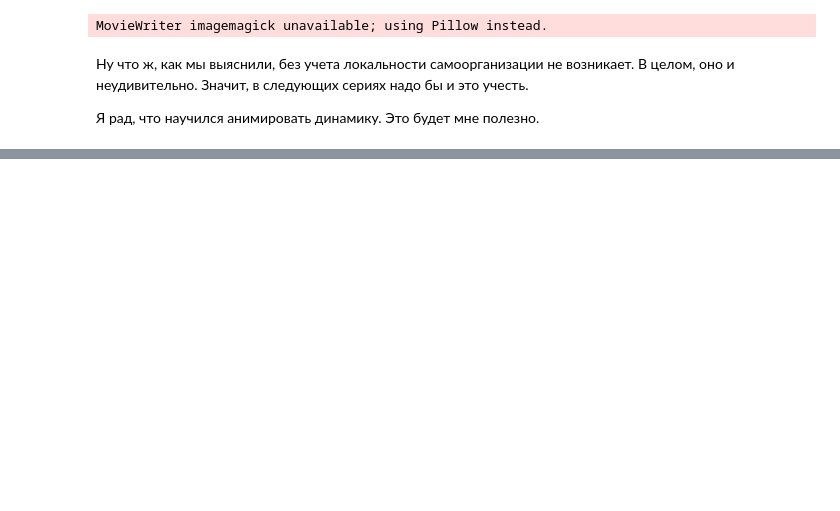
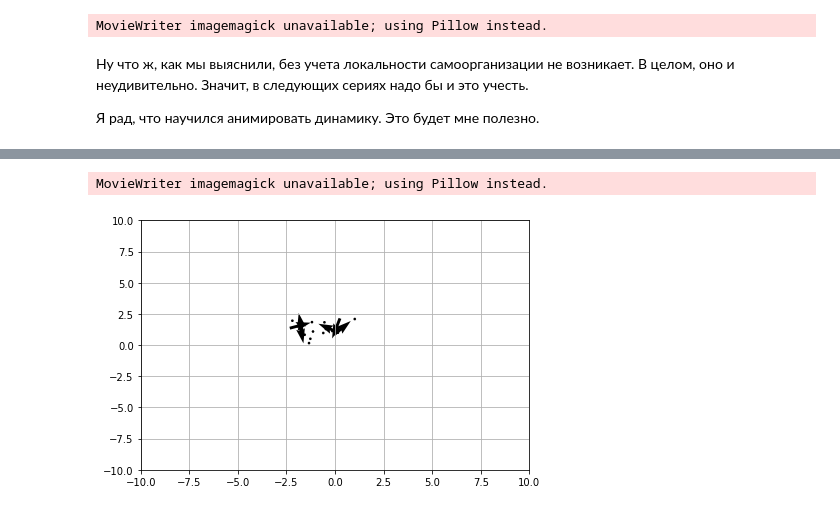
Before and after one commit to lazure-ocean/swarm-dynamics, a Jupyter notebook: swarm-of-birds.ipynb, the cells around one changed output, grey strips where cells are left out. Drawn from its saved outputs; the diff is of its cells as text; code cells hidden in the pictures; blank space fills up the shorter version.

```diff
--- a/swarm-of-birds.ipynb
+++ b/swarm-of-birds.ipynb
@@ -156,0 +253,12 @@ MovieWriter imagemagick unavailable; using Pillow instead.
+# %%
+max_iters = 100
+init_params = dict(N=20, d=2)
+update_params = dict(
+    time_rate=0.2,
+    vel_prev_coef=1,vel_to_center_coef=0, vel_average_coef=0,vel_of_local_rand_coef=0, vel_to_local_rand_coef=10)
+state, log = run_system(init_params, update_params, init_state, update_state,
+    calc_logs, max_iters)
+plot_dynamics(log, './gifs/introduce-local-dynamics-v2.gif', fps=20)
+# %% [output]
+MovieWriter imagemagick unavailable; using Pillow instead.
+[figure, added]
```
Also changed, not shown: parts of 56 cells of this notebook, 43 other files.
